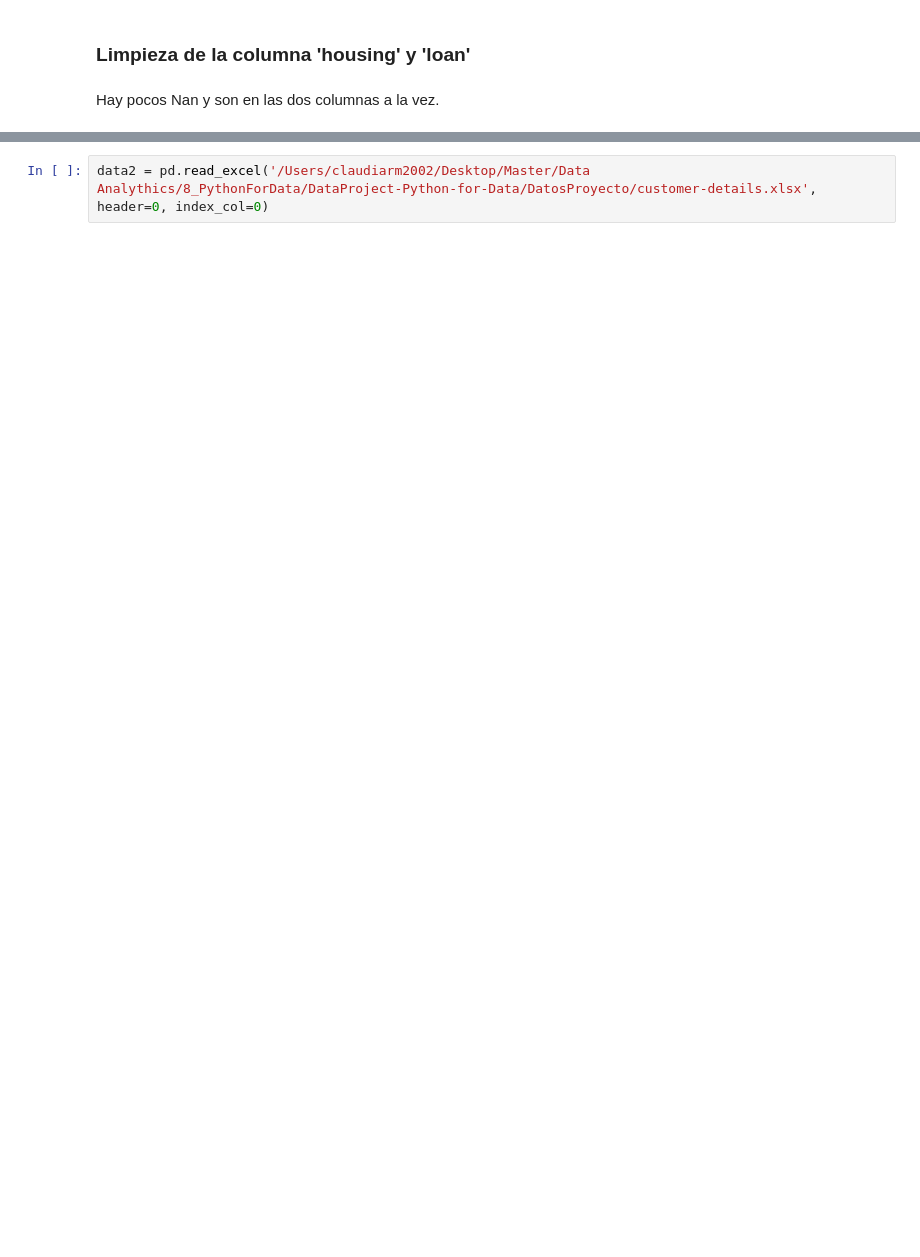
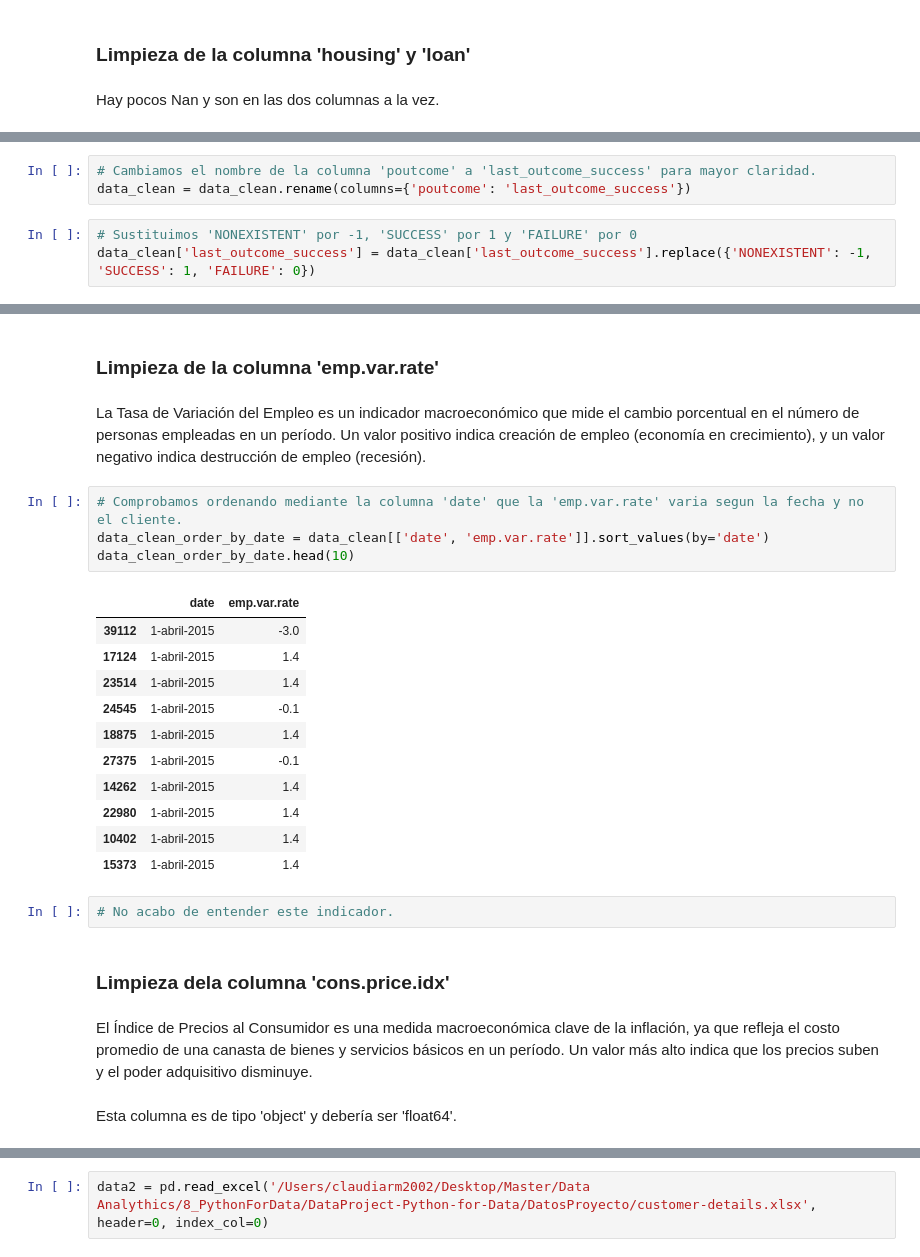
Before and after one commit to claudiarm2002/DataProject-Python-for-Data, a Jupyter notebook: DataProject_PythonForData.ipynb, the cells around one changed output, grey strips where cells are left out. Saved outputs shown, nothing was run; the diff lists cells and outputs as text; blank space fills up the shorter version.

```diff
--- a/DataProject_PythonForData.ipynb
+++ b/DataProject_PythonForData.ipynb
@@ -366,0 +460,6 @@ Hay pocos Nan y son en las dos columnas a la vez.
+# %%
+# Cambiamos el nombre de la columna 'poutcome' a 'last_outcome_success' para mayor claridad.
+data_clean = data_clean.rename(columns={'poutcome': 'last_outcome_success'})
+# %%
+# Sustituimos 'NONEXISTENT' por -1, 'SUCCESS' por 1 y 'FAILURE' por 0
+data_clean['last_outcome_success'] = data_clean['last_outcome_success'].replace({'NONEXISTENT': -1, 'SUCCESS': 1, 'FAILURE': 0})
@@ -366,0 +511,28 @@ Hay pocos Nan y son en las dos columnas a la vez.
+# %% [markdown]
+### Limpieza de la columna 'emp.var.rate'
+# %% [markdown]
+La Tasa de Variación del Empleo es un indicador macroeconómico que mide el cambio porcentual en el número de personas empleadas en un período. Un valor positivo indica creación de empleo (economía en crecimiento), y un valor negativo indica destrucción de empleo (recesión).
+# %%
+# Comprobamos ordenando mediante la columna 'date' que la 'emp.var.rate' varia segun la fecha y no el cliente.
+data_clean_order_by_date = data_clean[['date', 'emp.var.rate']].sort_values(by='date')
+data_clean_order_by_date.head(10)
+# %% [output]
+|  | date | emp.var.rate |
+| 39112 | 1-abril-2015 | -3.0 |
+| 17124 | 1-abril-2015 | 1.4 |
+| 23514 | 1-abril-2015 | 1.4 |
+| 24545 | 1-abril-2015 | -0.1 |
+| 18875 | 1-abril-2015 | 1.4 |
+| 27375 | 1-abril-2015 | -0.1 |
+| 14262 | 1-abril-2015 | 1.4 |
+| 22980 | 1-abril-2015 | 1.4 |
+| 10402 | 1-abril-2015 | 1.4 |
+| 15373 | 1-abril-2015 | 1.4 |
+# %%
+# No acabo de entender este indicador.
+# %% [markdown]
+### Limpieza dela columna 'cons.price.idx'
+# %% [markdown]
+El Índice de Precios al Consumidor es una medida macroeconómica clave de la inflación, ya que refleja el costo promedio de una canasta de bienes y servicios básicos en un período. Un valor más alto indica que los precios suben y el poder adquisitivo disminuye.
+# %% [markdown]
+Esta columna es de tipo 'object' y debería ser 'float64'.
```
Also changed, not shown: parts of 36 cells of this notebook, 1 other file.
